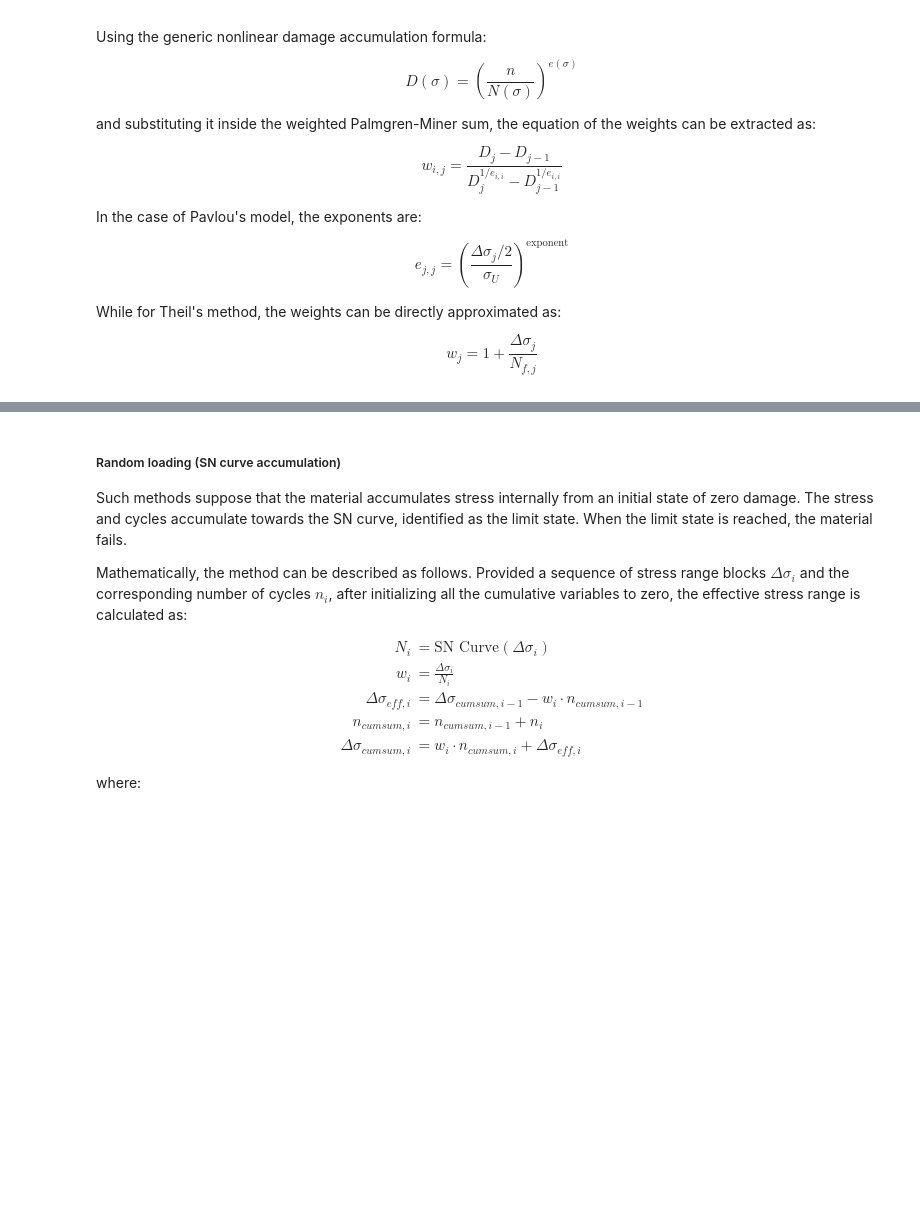
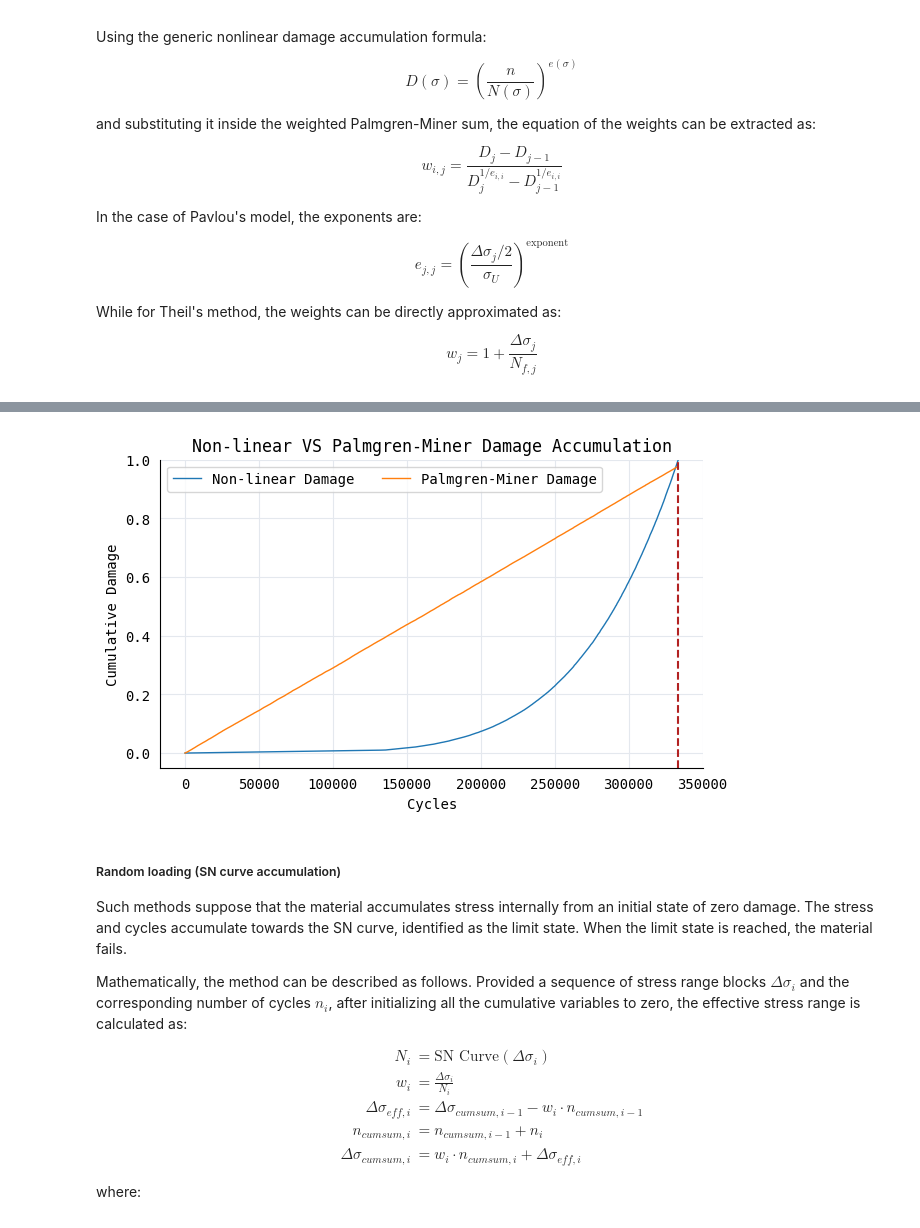
Before and after one commit to OWI-Lab/py-fatigue-tutorials, a Jupyter notebook: notebooks/0.1.0 - PD.Documentation.Noob.ipynb, the cells around one changed output, grey strips where cells are left out. Cells and saved outputs as stored; diff of their text form; code cells hidden in the pictures; blank space fills up the shorter version.

```diff
--- a/notebooks/0.1.0 - PD.Documentation.Noob.ipynb
+++ b/notebooks/0.1.0 - PD.Documentation.Noob.ipynb
@@ -491,12 +662,16 @@ $$
 w_j = 1 + \frac{\Delta\sigma_j}{N_{f,j}}
 $$
 # %%
+# Applying an artificial stress-concentration factor to the cycle-count to
+# simulate "failure" of the material
+SCF = 1.5
 pav_dmg, pav_dmg_cs, f_, a = pf.damage.stress_life.get_nonlinear_damage_with_dca(
     damage_rule="Pavlou",
-    cycle_count=cycle_count,
+    cycle_count=cycle_count * SCF,
     sn_curve=c_air,
     damage_bands=np.linspace(0, 1, 100),
     ultimate_stress=900,
     base_exponent=-0.75,
     plot=True
 )
+# %% [output]
@@ -503,3 +680,4 @@ pav_dmg, pav_dmg_cs, f_, a = pf.damage.stress_life.get_nonlinear_damage_with_dca
+[figure, added]
 # %% [markdown]
 ##### Random loading (SN curve accumulation)
 
```
Also changed, not shown: parts of 33 cells of this notebook, 1 other file.
